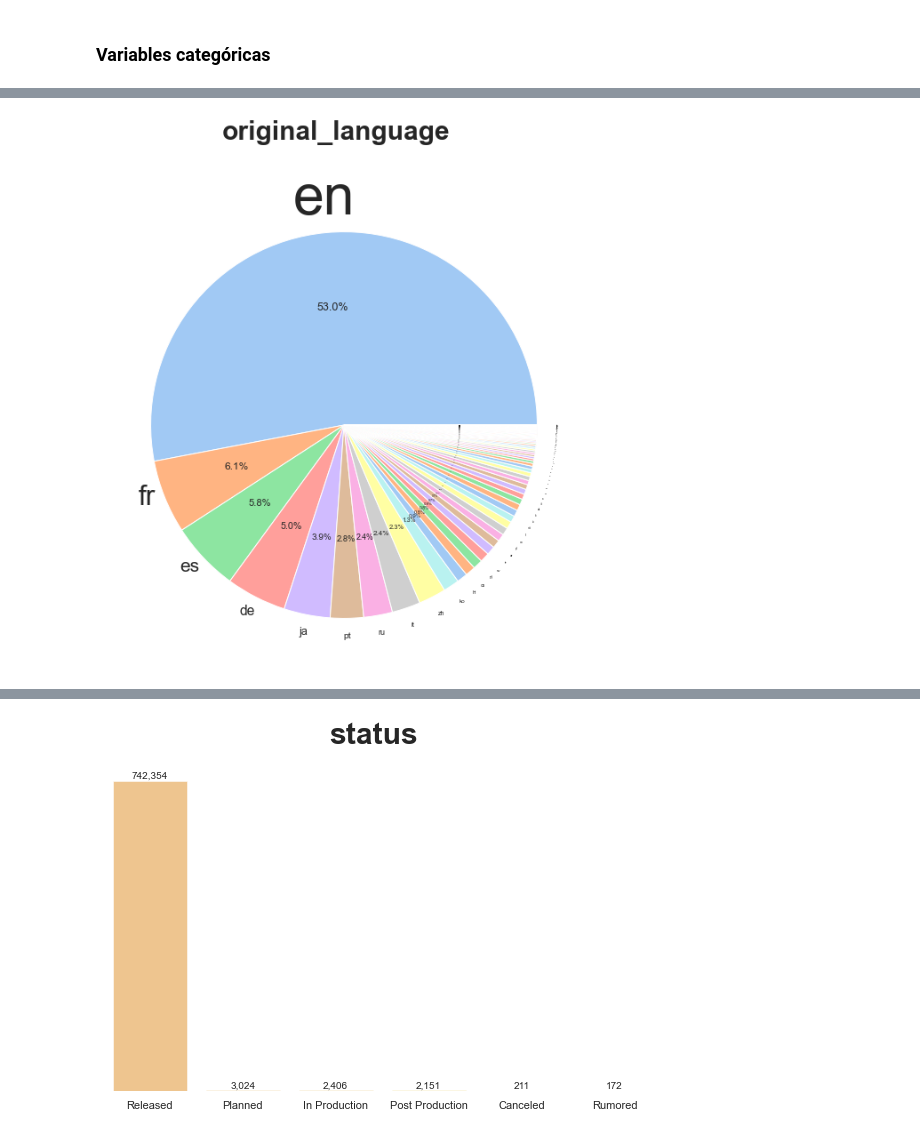
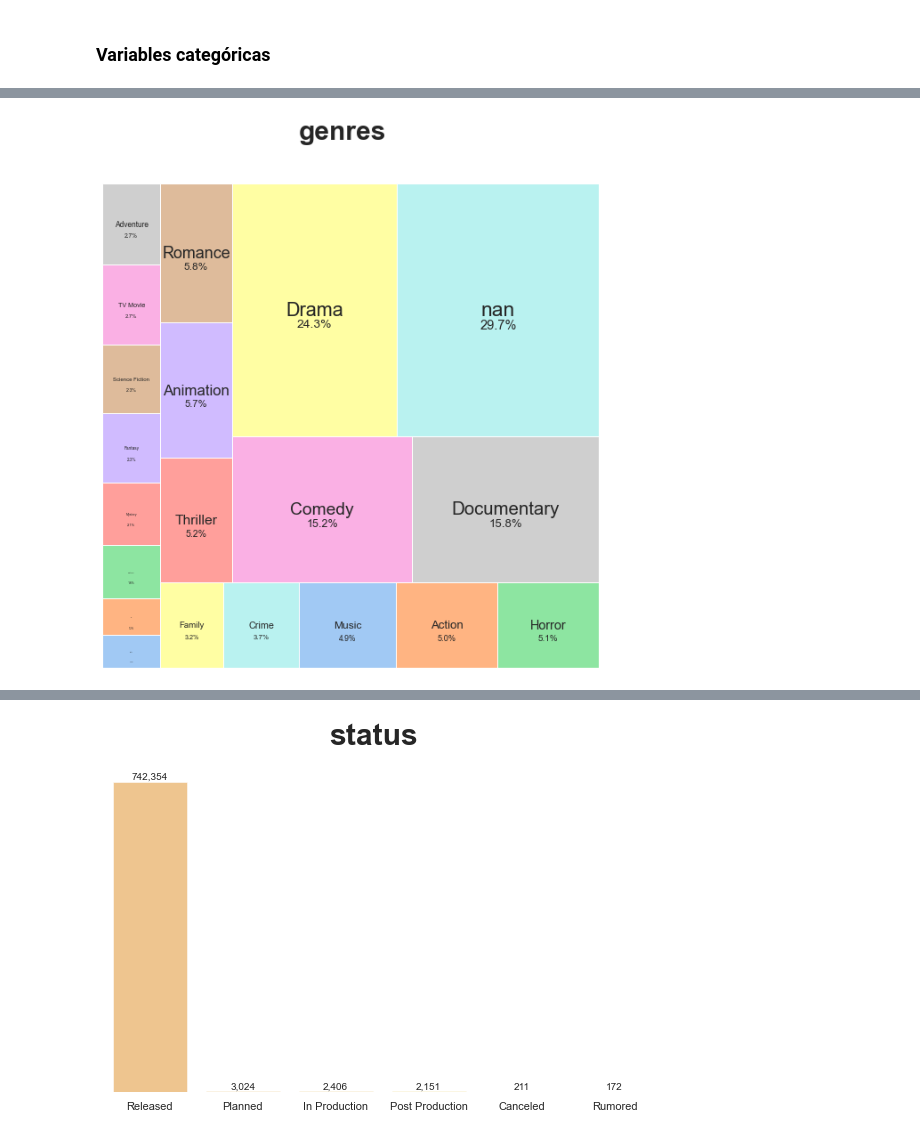
Before and after one commit to jesus-valencia97/Diplomado-en-ciencia-de-datos, a Jupyter notebook: Proyecto/Modulo 5/M1/M5 - Modulo1.ipynb, the cells around one changed output, grey strips where cells are left out. Saved outputs shown, nothing was run; the diff lists cells and outputs as text; code cells hidden in the pictures.

Commit message:
Cambios en plots

```diff
--- a/Proyecto/Modulo 5/M1/M5 - Modulo1.ipynb
+++ b/Proyecto/Modulo 5/M1/M5 - Modulo1.ipynb
@@ -192,5 +180,25 @@ PlotUtils.pie(aux,'genres',legend=False)
-# %%
-PlotUtils.pie(TMDb,'original_language',legend=False)
-plt.savefig('cat_languages.png')
-# %% [output]
-[figure, removed]
+# %%
+aux = TMDb['genres'].apply(lambda x: str(x).split('-')).explode()
+aux = pd.DataFrame(aux,columns = ['genres'])
+counts = aux.value_counts(ascending=True).reset_index()
+counts['%'] = counts[0] / TMDb.shape[0]
+
+plt.figure(figsize=(10,10))
+treemap = squarify.plot(sizes=counts[0], label = counts['genres'],color=sns.color_palette('pastel',counts.shape[0]))
+
+for i,t in enumerate(treemap.texts):
+
+    treemap.annotate(StringUtils.formater(counts['%'].values[i]*100) + '%',xy = t.get_position(),xytext=(0, -10),textcoords='offset points',ha = t.get_ha(), va = 'top',size=1.10 * t.get_fontsize()*((i+3)/(counts.shape[0])))
+    t.set_fontsize(2*t.get_fontsize()*((i)/(counts.shape[0])))
+    if i == counts.shape[0] - 1:
+        break
+
+sns.despine(bottom = True, left = True)
+plt.gca().set_yticks([])
+plt.gca().set_xticks([])
+
+plt.suptitle('genres',size=30,fontweight='bold')
+plt.savefig('cat_genres.png')
+plt.show()
+# %% [output]
+[figure, added]
```
Also changed, not shown: parts of 13 cells of this notebook, 3 other files.
